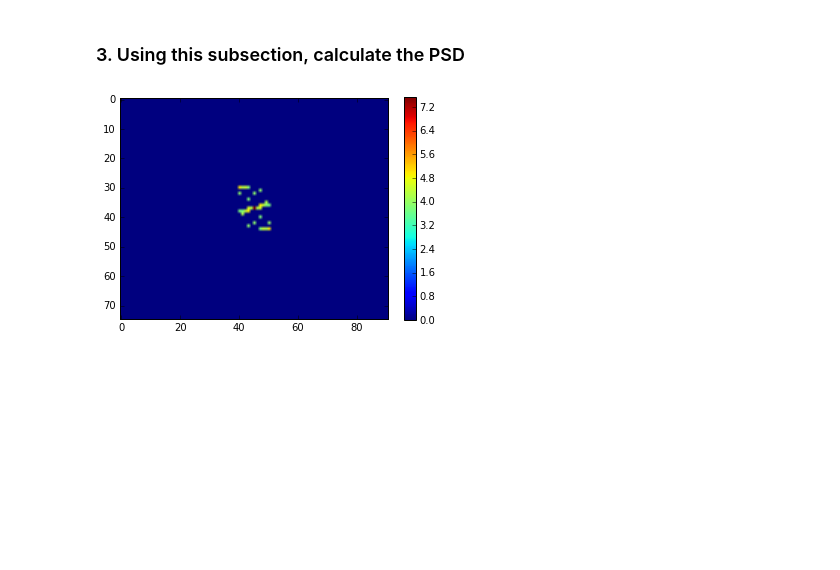
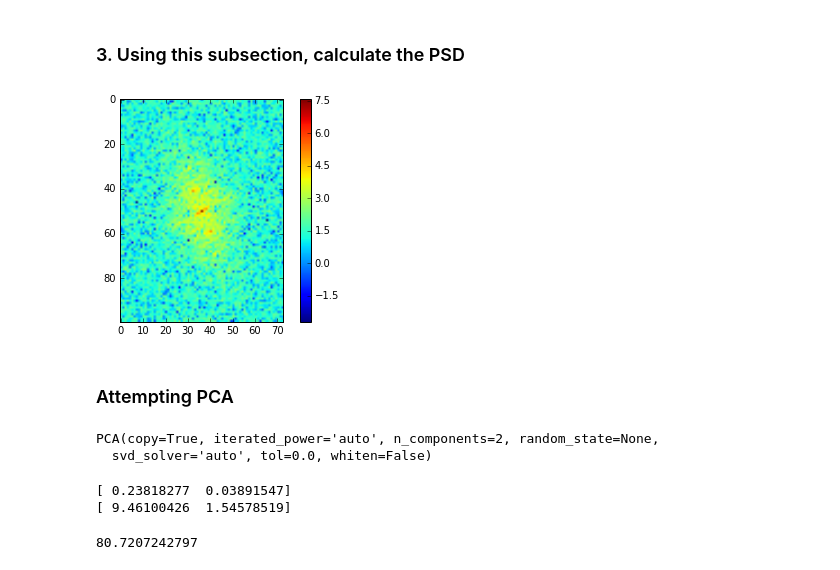
Before and after one commit to huskeypm/gpu_detect, a Jupyter notebook: reorientationFromSubsection.ipynb, the cells around one changed output. Saved outputs shown, nothing was run; the diff lists cells and outputs as text; code cells hidden in the pictures; blank space fills up the shorter version.

```diff
--- a/reorientationFromSubsection.ipynb
+++ b/reorientationFromSubsection.ipynb
@@ -144,12 +146,28 @@ new1 = fftp.fftshift(transform1.copy())
 ps = np.real(givePS(new1.copy()))
 # %%
 loggedPs = np.log(np.real(ps.copy()))
-loggedPs[loggedPs < 0.5 * np.max(loggedPs)] = 0
+#loggedPs[loggedPs < 0.5 * np.max(loggedPs)] = 0
+
+
 
 if display:
     plt.figure()
     plt.imshow(loggedPs)
     plt.colorbar()
     plt.show()
 # %% [output]
-[figure, old version]
+[figure, new version]
+# %% [markdown]
+### Attempting PCA
+# %%
+pca = PCA(n_components=2)
+pca.fit(loggedPs)
+# %% [output]
+PCA(copy=True, iterated_power='auto', n_components=2, random_state=None,
+  svd_solver='auto', tol=0.0, whiten=False)
+# %%
+print pca.explained_variance_ratio_
+print pca.explained_variance_
+# %% [output]
+[ 0.23818277  0.03891547]
+[ 9.46100426  1.54578519]
@@ -155,0 +177,4 @@ if display:
+# %%
+print degreeOffCenter
+# %% [output]
+80.7207242797
```
Also changed, not shown: parts of 7 cells of this notebook, 1 other file.
